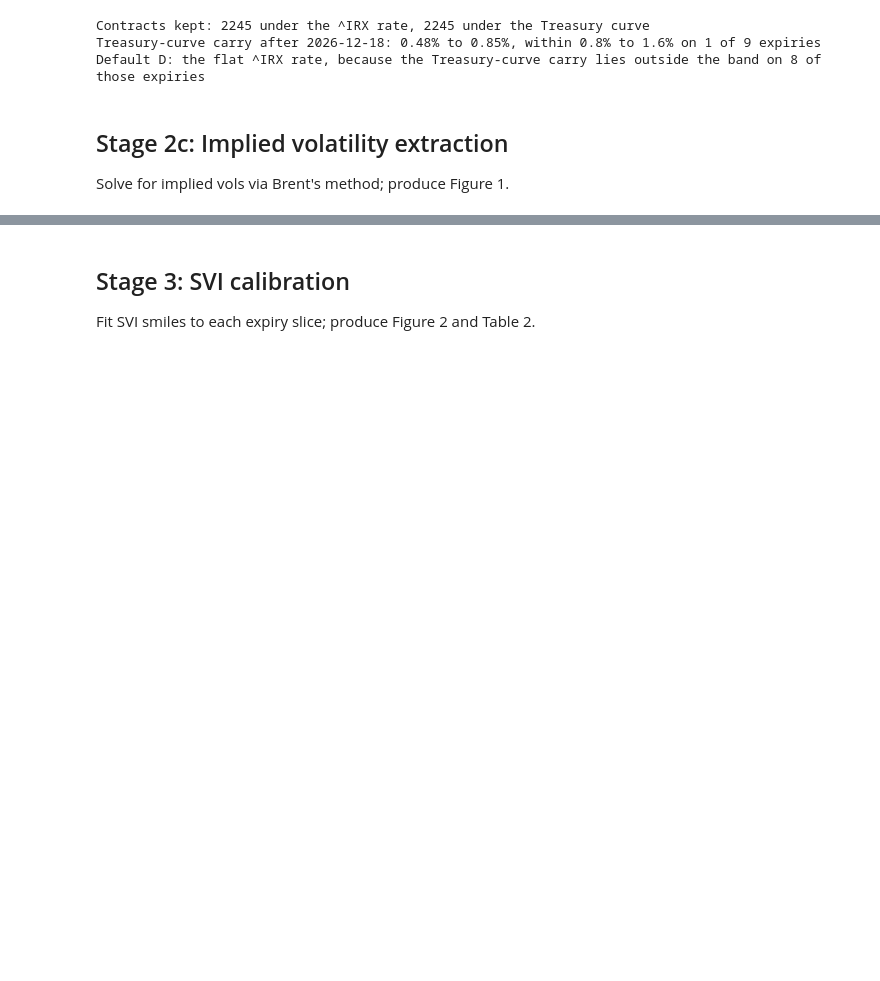
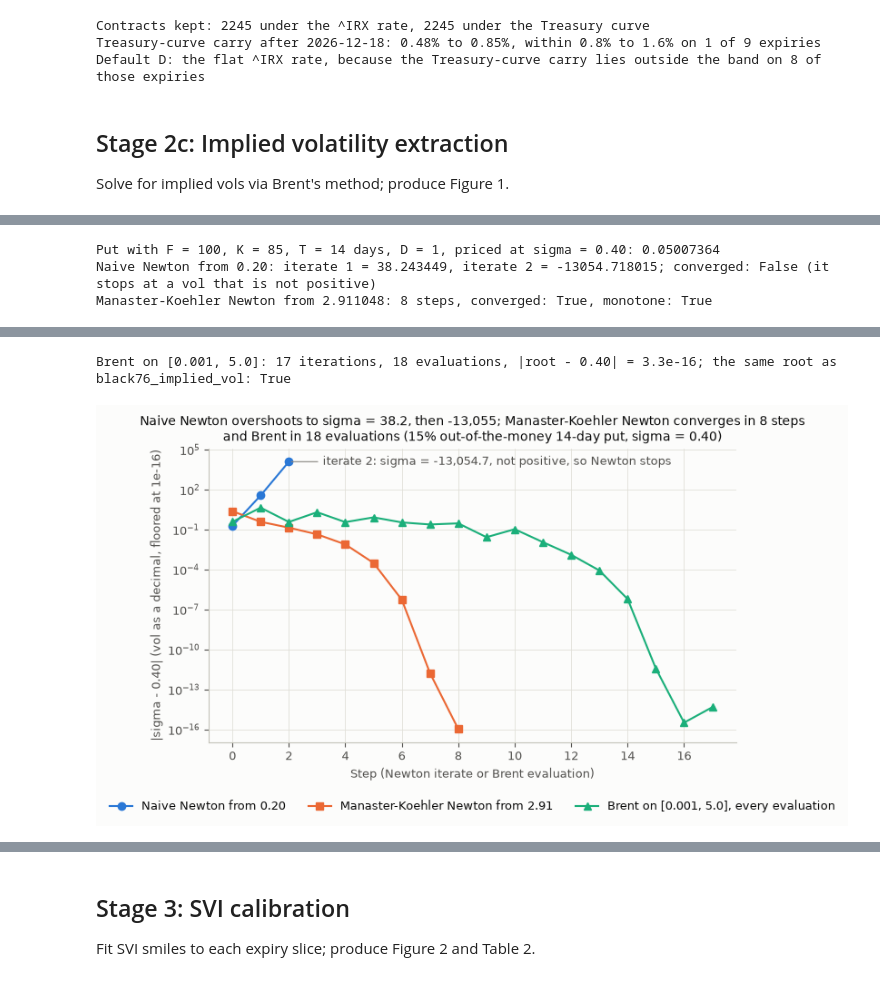
Before and after one commit to yogi-agarwal/vol-surface-delta-hedging, a Jupyter notebook: notebooks/analysis.ipynb, the cells around one changed output, grey strips where cells are left out. Saved outputs shown, nothing was run; the diff lists cells and outputs as text; code cells hidden in the pictures; blank space fills up the shorter version.

Commit message:
stage2c: add implied vols, the no-IV filter, the Newton diagnostic and Figure 1

```diff
--- a/notebooks/analysis.ipynb
+++ b/notebooks/analysis.ipynb
@@ -1250,0 +1232,77 @@ Solve for implied vols via Brent's method; produce Figure 1.
+# %%
+from matplotlib.ticker import MaxNLocator
+from scipy.optimize import brentq
+
+from volsurf.black_scholes import black76_price
+from volsurf.implied_vol import black76_implied_vol, newton_manaster_koehler, newton_naive
+
+DEMO = {"F": 100.0, "K": 85.0, "T": 14 / 365, "D": 1.0, "is_call": False}  # DESIGN.md section 6
+DEMO_SIGMA, SIGMA_BRACKET, BRENT_XTOL = 0.40, (0.001, 5.0), 1e-14
+ERROR_FLOOR = 1e-16  # plotted errors below this are drawn at it (machine precision)
+AQUA = "#1baf7a"  # third categorical slot
+
+demo_price = float(black76_price(**DEMO, sigma=DEMO_SIGMA))
+naive, naive_converged = newton_naive(demo_price, **DEMO, sigma0=0.20)
+mk, mk_converged = newton_manaster_koehler(demo_price, **DEMO)
+brent_points = []  # every vol at which Brent prices the put
+
+
+def demo_excess(sigma):
+    """Black-76 price of the demo put at sigma minus its target price, recording sigma."""
+    brent_points.append(sigma)
+    return float(black76_price(**DEMO, sigma=sigma)) - demo_price
+
+
+brent_root, brent = brentq(demo_excess, *SIGMA_BRACKET, xtol=BRENT_XTOL, full_output=True)
+brent_points = np.array(brent_points)
+
+print(
+    f"Put with F = {DEMO['F']:.0f}, K = {DEMO['K']:.0f}, T = {365 * DEMO['T']:.0f} days, D = {DEMO['D']:.0f}, "
+    f"priced at sigma = {DEMO_SIGMA:.2f}: {demo_price:.8f}"
+)
+print(
+    f"Naive Newton from {naive[0]:.2f}: iterate 1 = {naive[1]:.6f}, iterate 2 = {naive[2]:.6f}; "
+    f"converged: {naive_converged} (it stops at a vol that is not positive)"
+)
+print(
+    f"Manaster-Koehler Newton from {mk[0]:.6f}: {mk.size - 1} steps, converged: {mk_converged}, "
+    f"monotone: {bool(np.all(np.diff(mk) < 0))}"
+)
+display(pd.DataFrame(
+    {"sigma": mk.round(4), "|sigma - 0.40|": [f"{e:.2e}" for e in np.abs(mk - DEMO_SIGMA)]},
+    index=pd.RangeIndex(mk.size, name="step"),
+))
+print(
+    f"Brent on [{SIGMA_BRACKET[0]}, {SIGMA_BRACKET[1]:.1f}]: {brent.iterations} iterations, {brent.function_calls} "
+    f"evaluations, |root - 0.40| = {abs(brent_root - DEMO_SIGMA):.1e}; the same root as black76_implied_vol: "
+    f"{bool(brent_root == black76_implied_vol(demo_price, **DEMO))}"
+)
+
+fig, ax = plt.subplots(figsize=(7.5, 4.2))
+series = [
+    ("Naive Newton from 0.20", naive, BLUE, "o"),
+    (f"Manaster-Koehler Newton from {mk[0]:.2f}", mk, ORANGE, "s"),
+    ("Brent on [0.001, 5.0], every evaluation", brent_points, AQUA, "^"),
+]
+for label, sigmas, colour, marker in series:
+    error = np.maximum(np.abs(sigmas - DEMO_SIGMA), ERROR_FLOOR)
+    ax.semilogy(np.arange(sigmas.size), error, color=colour, marker=marker, ms=6, lw=1.5, label=label)
+ax.annotate(
+    f"iterate 2: sigma = {naive[2]:,.1f}, not positive, so Newton stops",
+    xy=(2, abs(naive[2] - DEMO_SIGMA)), xytext=(3.2, abs(naive[2] - DEMO_SIGMA)),
+    va="center", color=INK_2, arrowprops={"arrowstyle": "-", "color": MUTED, "lw": 0.8},
+)
+ax.set_xlabel("Step (Newton iterate or Brent evaluation)")
+ax.set_ylabel("|sigma - 0.40| (vol as a decimal, floored at 1e-16)")
+ax.xaxis.set_major_locator(MaxNLocator(integer=True))
+ax.legend(loc="upper center", bbox_to_anchor=(0.5, -0.16), ncol=3)
+ax.set_title(
+    f"Naive Newton overshoots to sigma = {naive[1]:.1f}, then {naive[2]:,.0f}; Manaster-Koehler Newton converges "
+    f"in {mk.size - 1} steps\nand Brent in {brent.function_calls} evaluations "
+    f"(15% out-of-the-money 14-day put, sigma = {DEMO_SIGMA:.2f})"
+)
+plt.show()
+# %% [output]
+Put with F = 100, K = 85, T = 14 days, D = 1, priced at sigma = 0.40: 0.05007364
+Naive Newton from 0.20: iterate 1 = 38.243449, iterate 2 = -13054.718015; converged: False (it stops at a vol that is not positive)
+Manaster-Koehler Newton from 2.911048: 8 steps, converged: True, monotone: True
@@ -1250,0 +1320,2 @@ Solve for implied vols via Brent's method; produce Figure 1.
+Brent on [0.001, 5.0]: 17 iterations, 18 evaluations, |root - 0.40| = 3.3e-16; the same root as black76_implied_vol: True
+[figure, added]
```
Also changed, not shown: parts of 8 cells of this notebook, 2 other files.
